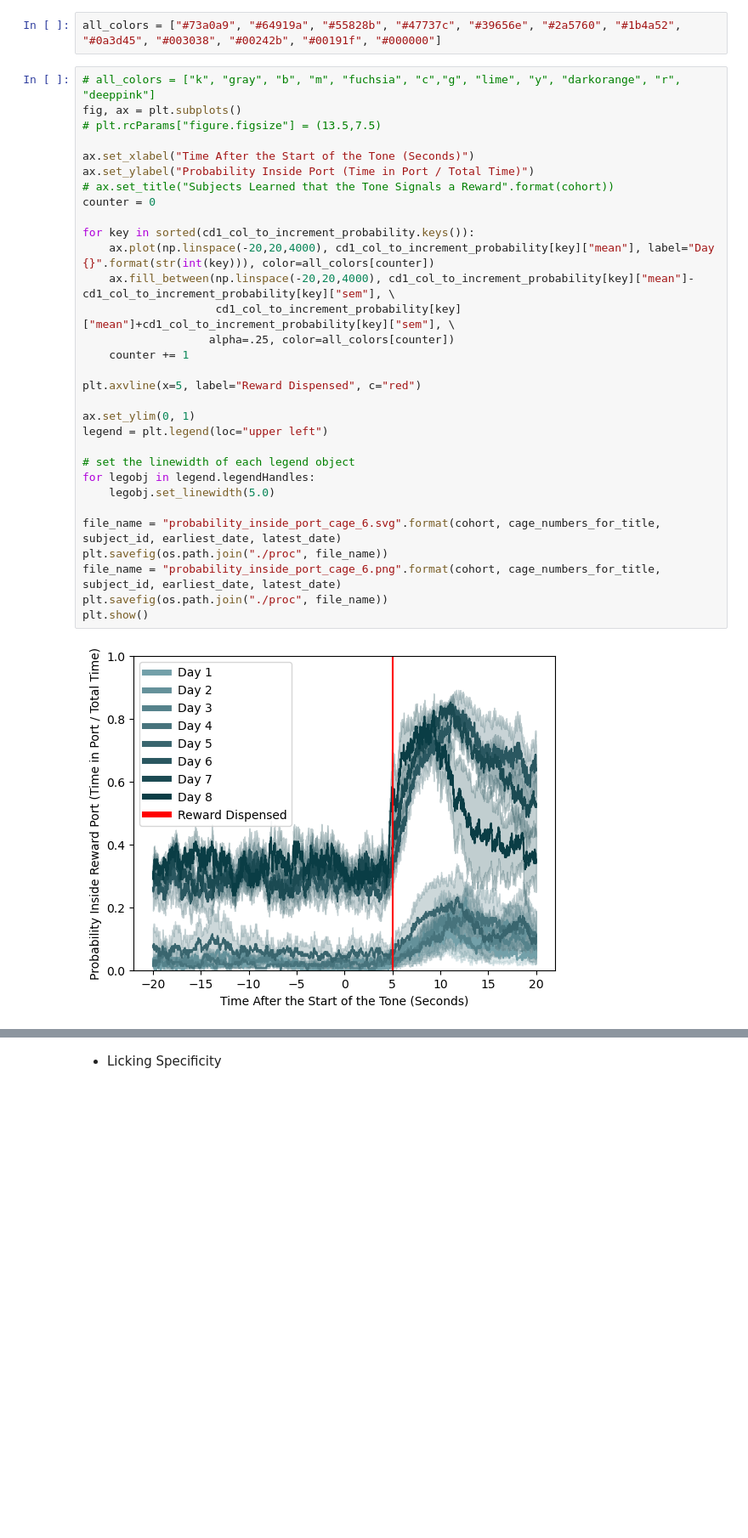
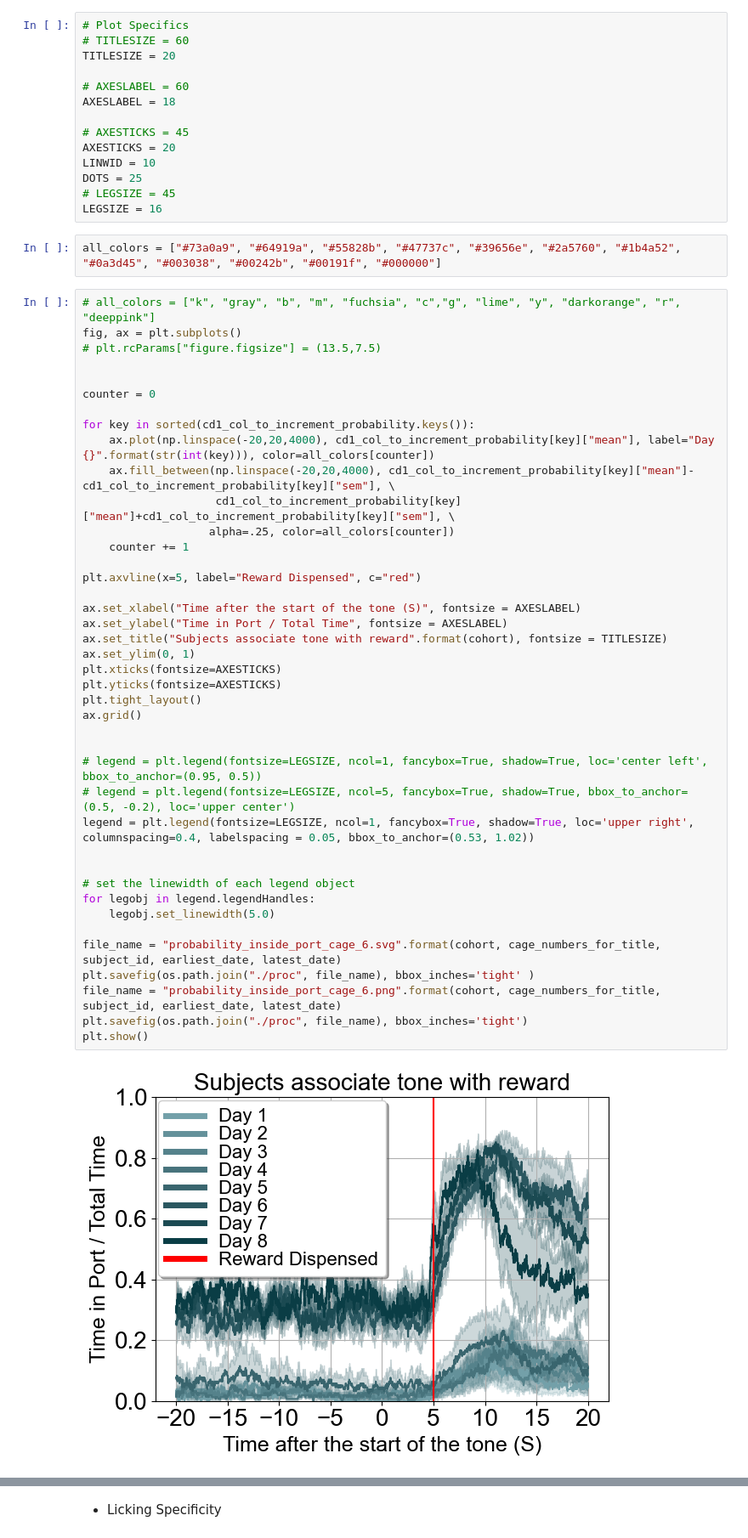
Before and after one commit to padillacoreanolab/behavioral_dataframe_processing, a Jupyter notebook: results/2023_02_14_pilot_3_reward_training/pilot_3/03_calculating_port_entry_precision.ipynb, the cells around one changed output, grey strips where cells are left out. Shown at 85% size. Drawn from its saved outputs; the diff is of its cells as text; blank space fills up the shorter version.

Commit message:
nb: reward training progress with updated fonts

```diff
--- a/results/2023_02_14_pilot_3_reward_training/pilot_3/03_calculating_port_entry_precision.ipynb
+++ b/results/2023_02_14_pilot_3_reward_training/pilot_3/03_calculating_port_entry_precision.ipynb
@@ -831,38 +839,62 @@ per_strain_output_directory
 os.makedirs(per_strain_output_directory, exist_ok=True)
 # %% [markdown]
 - Plotting the probability inside the port
+# %%
+# Plot Specifics
+# TITLESIZE = 60
+TITLESIZE = 20
+
+# AXESLABEL = 60
+AXESLABEL = 18
+
+# AXESTICKS = 45
+AXESTICKS = 20
+LINWID = 10
+DOTS = 25
+# LEGSIZE = 45
+LEGSIZE = 16
 # %%
 all_colors = ["#73a0a9", "#64919a", "#55828b", "#47737c", "#39656e", "#2a5760", "#1b4a52", "#0a3d45", "#003038", "#00242b", "#00191f", "#000000"]
 # %%
 # all_colors = ["k", "gray", "b", "m", "fuchsia", "c","g", "lime", "y", "darkorange", "r", "deeppink"]
 fig, ax = plt.subplots()
 # plt.rcParams["figure.figsize"] = (13.5,7.5)
 
-ax.set_xlabel("Time After the Start of the Tone (Seconds)")
-ax.set_ylabel("Probability Inside Port (Time in Port / Total Time)")
-# ax.set_title("Subjects Learned that the Tone Signals a Reward".format(cohort))
+
 counter = 0
 
 for key in sorted(cd1_col_to_increment_probability.keys()):
     ax.plot(np.linspace(-20,20,4000), cd1_col_to_increment_probability[key]["mean"], label="Day {}".format(str(int(key))), color=all_colors[counter])
     ax.fill_between(np.linspace(-20,20,4000), cd1_col_to_increment_probability[key]["mean"]-cd1_col_to_increment_probability[key]["sem"], \
                     cd1_col_to_increment_probability[key]["mean"]+cd1_col_to_increment_probability[key]["sem"], \
                    alpha=.25, color=all_colors[counter])
     counter += 1
 
 plt.axvline(x=5, label="Reward Dispensed", c="red")
 
+ax.set_xlabel("Time after the start of the tone (S)", fontsize = AXESLABEL)
+ax.set_ylabel("Time in Port / Total Time", fontsize = AXESLABEL)
+ax.set_title("Subjects associate tone with reward".format(cohort), fontsize = TITLESIZE)
 ax.set_ylim(0, 1)
-legend = plt.legend(loc="upper left")
+plt.xticks(fontsize=AXESTICKS)
+plt.yticks(fontsize=AXESTICKS)
+plt.tight_layout()
+ax.grid()
+
+
+# legend = plt.legend(fontsize=LEGSIZE, ncol=1, fancybox=True, shadow=True, loc='center left', bbox_to_anchor=(0.95, 0.5))
+# legend = plt.legend(fontsize=LEGSIZE, ncol=5, fancybox=True, shadow=True, bbox_to_anchor=(0.5, -0.2), loc='upper center')
+legend = plt.legend(fontsize=LEGSIZE, ncol=1, fancybox=True, shadow=True, loc='upper right', columnspacing=0.4, labelspacing = 0.05, bbox_to_anchor=(0.53, 1.02))
+
 
 # set the linewidth of each legend object
 for legobj in legend.legendHandles:
     legobj.set_linewidth(5.0)
 
 file_name = "probability_inside_port_cage_6.svg".format(cohort, cage_numbers_for_title, subject_id, earliest_date, latest_date)
-plt.savefig(os.path.join("./proc", file_name))
+plt.savefig(os.path.join("./proc", file_name), bbox_inches='tight' )
 file_name = "probability_inside_port_cage_6.png".format(cohort, cage_numbers_for_title, subject_id, earliest_date, latest_date)
-plt.savefig(os.path.join("./proc", file_name))
+plt.savefig(os.path.join("./proc", file_name), bbox_inches='tight')
 plt.show()
 # %% [output]
-[figure, old version]
+[figure, new version]
```
Also changed, not shown: parts of 10 cells of this notebook, 1 other file.
